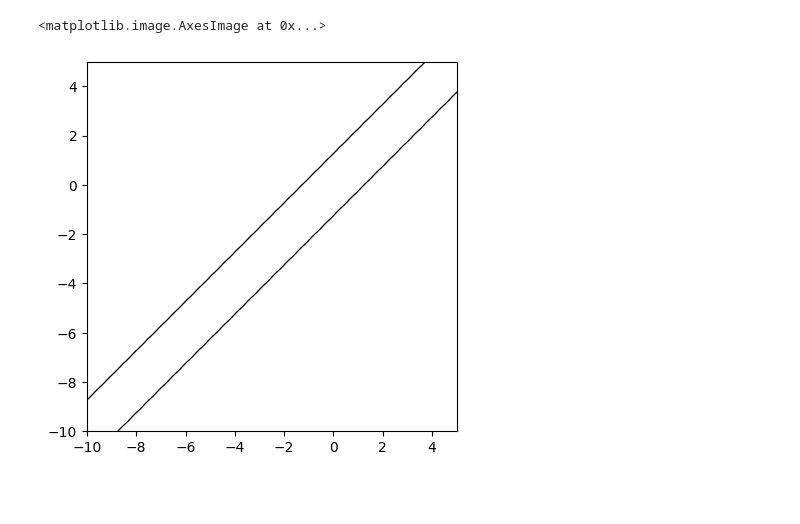
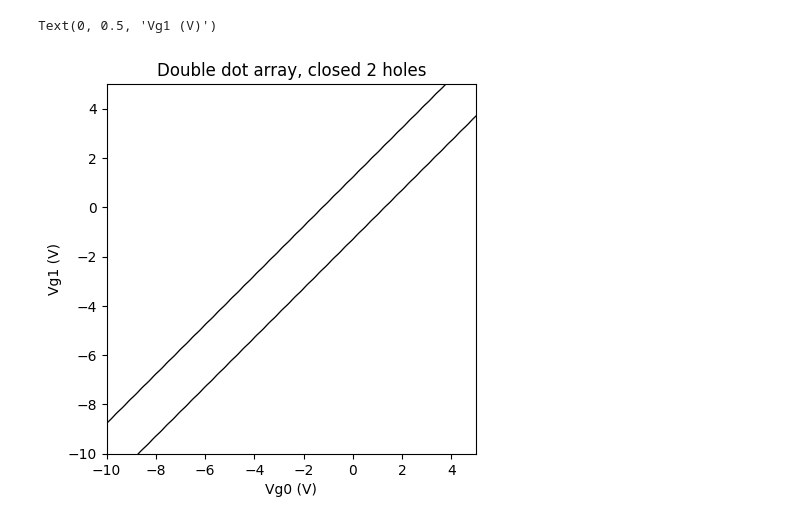
Before and after one commit to b-vanstraaten/qarray, a Jupyter notebook: examples/double_dot.ipynb, the cells around one changed output. Drawn from its saved outputs; the diff is of its cells as text; code cells hidden in the pictures; blank space fills up the shorter version.

```diff
--- a/examples/double_dot.ipynb
+++ b/examples/double_dot.ipynb
@@ -47,9 +48,12 @@ Text(0, 0.5, 'Vg1 (V)')
 t0 = time.time()
 n = model.ground_state_closed(vg, n_charges=2)  # computing the ground state by calling the function
 t1 = time.time()
-print(f'Elapsed time: {t1 - t0:.2f} s or one pixel very { 1e6 * (t1 - t0) / (vg.size // 2):.2f} us')
+print(f'Elapsed time: {t1 - t0:.2f} s or one pixel every { 1e6 * (t1 - t0) / (vg.size // 2):.2f} us')
 
 z = dot_occupation_changes(n)  # computing when the dot occupation changes
 
 plt.imshow(z, extent=(vg[..., 0].min(), vg[..., 0].max(), vg[..., 1].min(), vg[..., 1].max()), origin='lower', cmap='binary')
+plt.title('Double dot array, closed 2 holes')
+plt.xlabel('Vg0 (V)')
+plt.ylabel('Vg1 (V)')
 # %% [output]
@@ -57,2 +61,2 @@ Elapsed time: 0.25 s or one pixel very 1.58 us
-<matplotlib.image.AxesImage at 0x...>
+Text(0, 0.5, 'Vg1 (V)')
-[figure, old version]
+[figure, new version]
```
Also changed, not shown: parts of 2 cells of this notebook, 2 other files.
